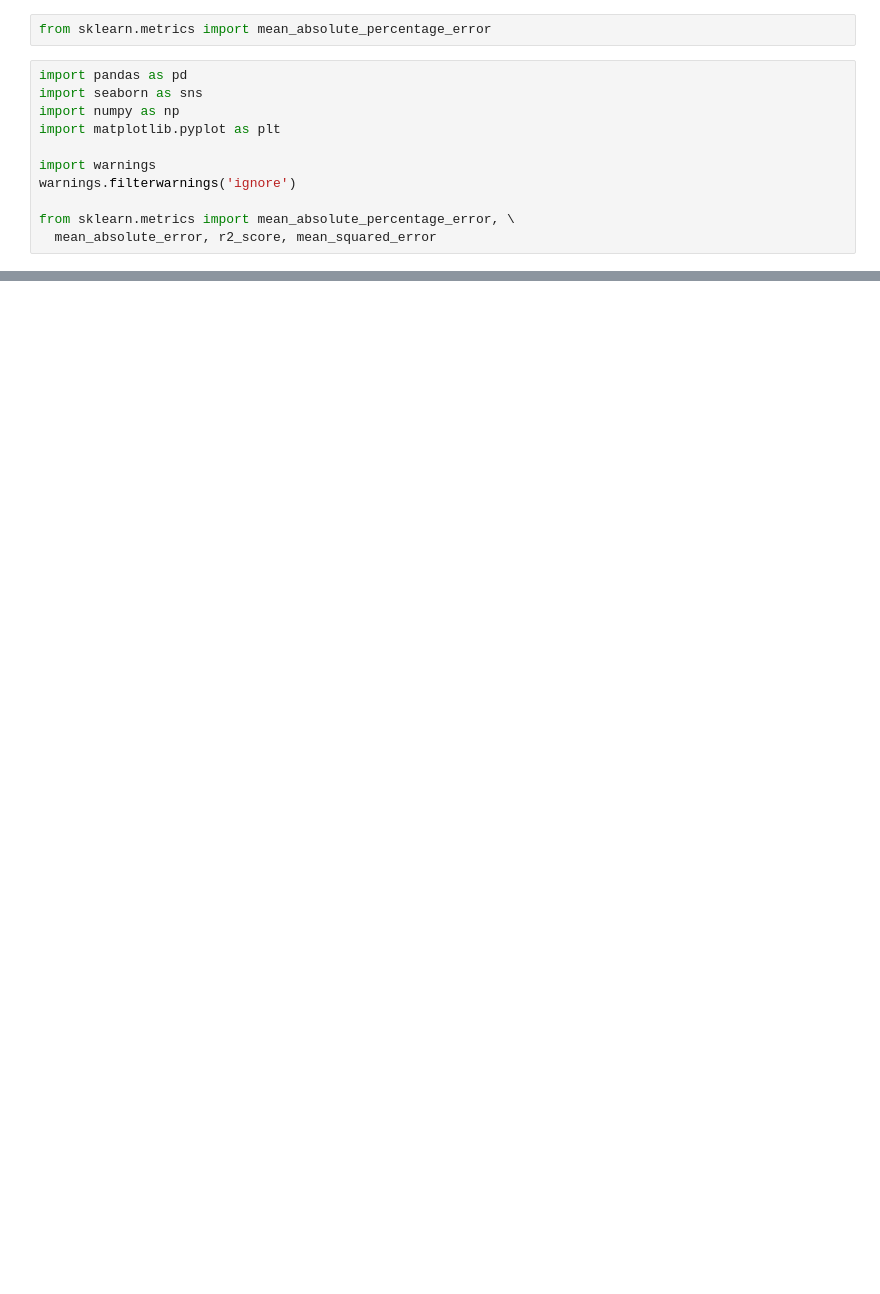
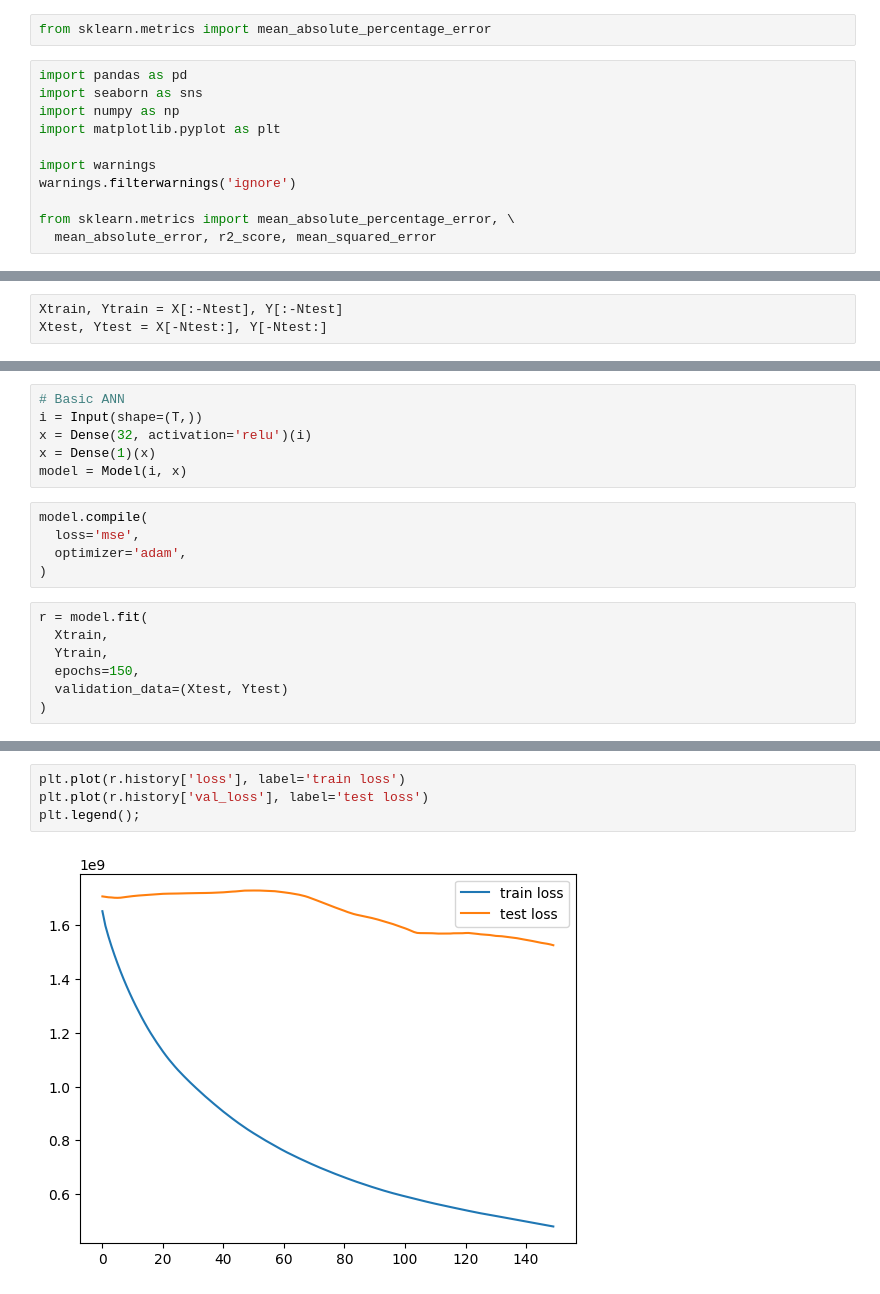
Before and after one commit to franciscosrcoelho-coder/Google-Colab, a Jupyter notebook: Welcome_To_Colab.ipynb, the cells around one changed output, grey strips where cells are left out. Cells and saved outputs as stored; diff of their text form; blank space fills up the shorter version.

```diff
--- a/Welcome_To_Colab.ipynb
+++ b/Welcome_To_Colab.ipynb
@@ -294,0 +102,3 @@ These are a few of the notebooks related to Machine Learning, including Google's
+# %%
+Xtrain, Ytrain = X[:-Ntest], Y[:-Ntest]
+Xtest, Ytest = X[-Ntest:], Y[-Ntest:]
@@ -294,0 +107,18 @@ These are a few of the notebooks related to Machine Learning, including Google's
+# %%
+# Basic ANN
+i = Input(shape=(T,))
+x = Dense(32, activation='relu')(i)
+x = Dense(1)(x)
+model = Model(i, x)
+# %%
+model.compile(
+  loss='mse',
+  optimizer='adam',
+)
+# %%
+r = model.fit(
+  Xtrain,
+  Ytrain,
+  epochs=150,
+  validation_data=(Xtest, Ytest)
+)
@@ -294,0 +143,6 @@ These are a few of the notebooks related to Machine Learning, including Google's
+# %%
+plt.plot(r.history['loss'], label='train loss')
+plt.plot(r.history['val_loss'], label='test loss')
+plt.legend();
+# %% [output]
+[figure, added]
```
Also changed, not shown: parts of 113 cells of this notebook.
